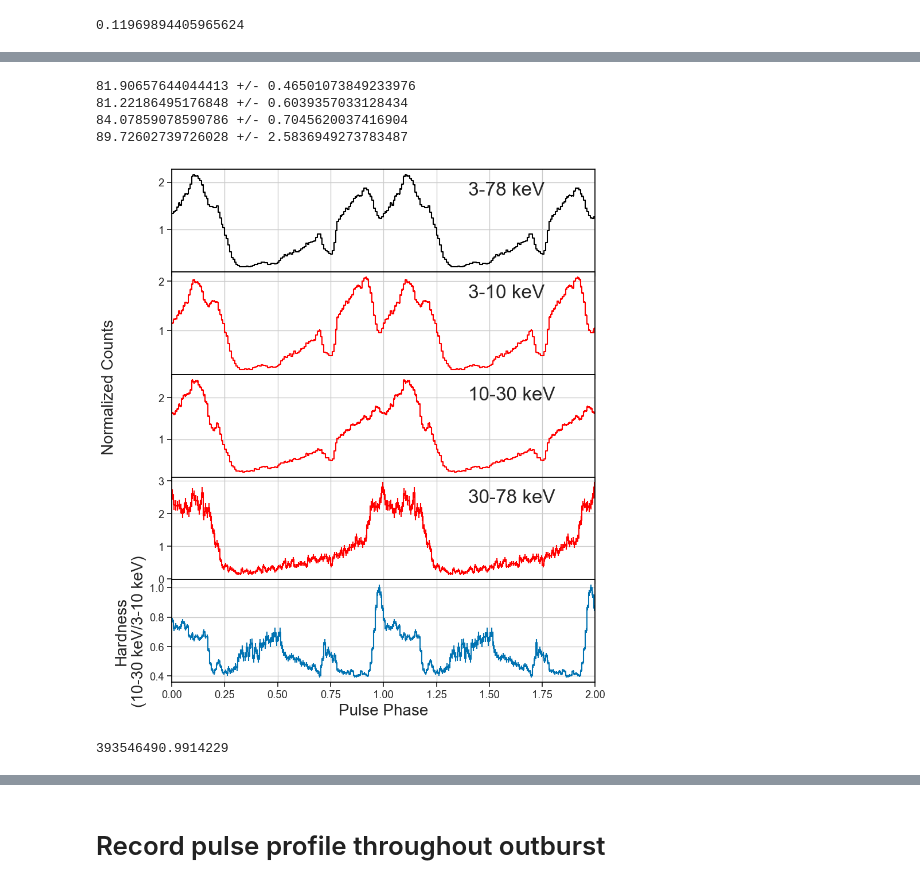
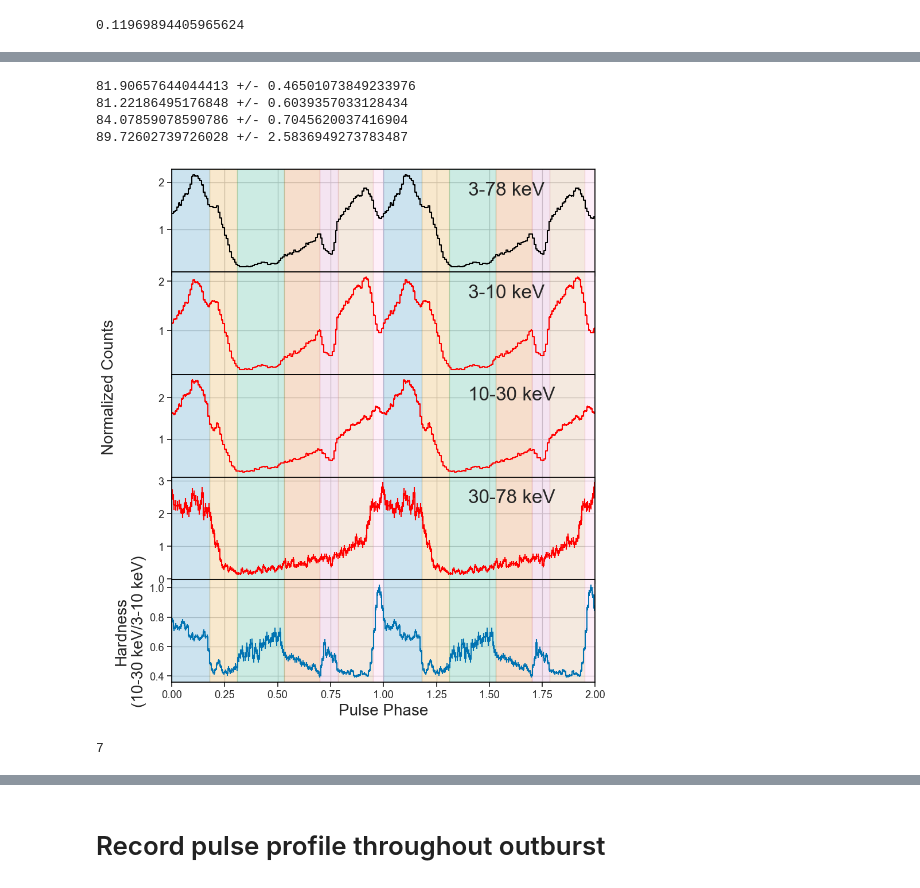
Before and after one commit to snpike/scripts, a Jupyter notebook: MAXI_J0655m013/NuSTAR_analysis.ipynb, the cells around one changed output, grey strips where cells are left out. Saved outputs shown, nothing was run; the diff lists cells and outputs as text; code cells hidden in the pictures.

```diff
--- a/MAXI_J0655m013/NuSTAR_analysis.ipynb
+++ b/MAXI_J0655m013/NuSTAR_analysis.ipynb
@@ -70,6 +71,8 @@ products_dir = root_dir + OBSID + '_products06/'
 pipeline_dir = root_dir + OBSID + '_pipe_out/'
 plot_dir = root_dir + 'figures/'
 chu_combos = ['12','23','13', '123', '1', '2']
+
+nu =  0.0008856113733277114
 # %% [markdown]
 # Light-curve
 # %%
@@ -176,3 +182,11 @@ chu2
 # %%
 events = extract_events(pipeline_dir + 'nu' + OBSID + 'A06_cl_bc_srcreg_3-78keV.evt', pipeline_dir + 'nu' + OBSID + 'B06_cl_bc_srcreg_3-78keV.evt')
 all_times = np.sort(np.concatenate([events[0].time, events[1].time]))
+half_times_1 = all_times[:int(len(all_times)/2)]
+half_times_2 = all_times[-int(len(all_times)/2):]
+# half_times_3 = all_times[-int(len(all_times)/3):]
+print(np.min(all_times))
+print(np.min(half_times_1))
+print(np.min(half_times_2))
+# print(np.min(half_times_3))
+print(np.mean(half_times_1)-np.mean(half_times_2))
@@ -372,0 +630,7 @@ print(str(popt[1]) + ' +\- ' + str(np.sqrt(np.diag(pcov))[1]))
+# %%
+nu_dot = (nu_2 - nu_1)/(np.mean(half_times_2) - np.mean(half_times_1))
+nu_dot_err = np.sqrt(np.square(nu_1_err) + np.square(nu_2_err))/(np.mean(half_times_2) - np.mean(half_times_1))
+print(str(nu_dot), ' +/- ', str(nu_dot_err))
+p_dot = (p_2 - p_1)/(np.mean(half_times_2) - np.mean(half_times_1))
+p_dot_err = np.sqrt(np.square(p_1_err) + np.square(p_2_err))/(np.mean(half_times_2) - np.mean(half_times_1))
+print(str(p_dot), ' +/- ', str(p_dot_err))
@@ -384,7 +651,7 @@ for i in range(len(energy_bins)):
     energy_mask_B = (events[1].pi >= eV_to_PI(1000*e[0])) * (events[1].pi < eV_to_PI(1000*e[1]))
     temp_times = np.sort(np.concatenate([events[0].time[energy_mask_A], events[1].time[energy_mask_B]]))
 
-    phase_bins, profile, profile_err = fold_events(temp_times, [popt[1]], nbin=128)
+    phase_bins, profile, profile_err = fold_events(temp_times, nu_tot, nu_dot, nbin=128, ref_time = np.min(all_times))
     axes[i].errorbar(np.concatenate([phase_bins, phase_bins+1]), np.concatenate([profile,profile])/np.mean(profile), yerr=np.concatenate([profile_err, profile_err])/np.mean(profile), fmt='', ls='', color=color)
     axes[i].step(np.concatenate([phase_bins, phase_bins+1]), np.concatenate([profile,profile])/np.mean(profile), where='mid', color=color)
     axes[i].text(0.7, 0.75, str(e[0]) + '-' + str(e[1]) + ' keV', transform=axes[i].transAxes, fontsize=24)
@@ -395,5 +662,5 @@ fig.text(0.0, 0.5, 'Normalized Counts', va='center', rotation='vertical', fontsi
 axes[-1].set_xlabel('Pulse Phase', fontsize=20)
 axes[-1].set_xlim(0.,2.)
 plt.tight_layout()
-plt.savefig(plot_dir + OBSID + '_pulseprofile_4harm_Esplit.pdf')
+# plt.savefig(plot_dir + OBSID + '_pulseprofile_4harm_Esplit.pdf')
 # %% [output]
@@ -416,48 +683,47 @@ for i in range(len(energy_bins)):
     energy_mask_B = (events[1].pi >= eV_to_PI(1000*e[0])) * (events[1].pi < eV_to_PI(1000*e[1]))
     temp_times = np.sort(np.concatenate([events[0].time[energy_mask_A], events[1].time[energy_mask_B]]))
 
-    phase_bins, profile, profile_err = fold_events(temp_times, [popt[1]], nbin=128)
+    phase_bins, profile, profile_err = fold_events(temp_times, 0.0008856113733277114, nbin=128)
     axes[i].errorbar(np.concatenate([phase_bins, phase_bins+1]), np.concatenate([profile,profile])/np.mean(profile), yerr=np.concatenate([profile_err, profile_err])/np.mean(profile), fmt='', ls='', color=color)
     axes[i].step(np.concatenate([phase_bins, phase_bins+1]), np.concatenate([profile,profile])/np.mean(profile), where='mid', color=color)
     axes[i].text(0.7, 0.75, str(e[0]) + '-' + str(e[1]) + ' keV', transform=axes[i].transAxes, fontsize=24)
 
     print(str(PF(profile)*100) + ' +/- ' + str(PF_err(profile, profile_err)*100))
 
 energy_mask_A_low = (events[0].pi >= eV_to_PI(1000*3.0)) * (events[0].pi < eV_to_PI(1000*10.0))
 energy_mask_B_low = (events[1].pi >= eV_to_PI(1000*3.0)) * (events[1].pi < eV_to_PI(1000*10.0))
 
 energy_mask_A_high = (events[0].pi >= eV_to_PI(1000*10.0)) * (events[0].pi < eV_to_PI(1000*30.0))
 energy_mask_B_high = (events[1].pi >= eV_to_PI(1000*10.0)) * (events[1].pi < eV_to_PI(1000*30.0))
 
 times_low = np.sort(np.concatenate([events[0].time[energy_mask_A_low], events[1].time[energy_mask_B_low]]))
 times_high = np.sort(np.concatenate([events[0].time[energy_mask_A_high], events[1].time[energy_mask_B_high]]))
 
-phase_bins_high, profile_high, profile_err_high = fold_events(times_high, [popt[1]], nbin=128)
-phase_bins_low, profile_low, profile_err_low = fold_events(times_low, [popt[1]], nbin=128)
+phase_bins_high, profile_high, profile_err_high = fold_events(times_high, 0.0008856113733277114, nbin=128)
+phase_bins_low, profile_low, profile_err_low = fold_events(times_low, 0.0008856113733277114, nbin=128)
 hardness_profile =  profile_high/profile_low
 hardness_profile_err =  hardness_profile*np.sqrt(np.square(profile_err_high/profile_high) + np.square(profile_err_low/profile_low))
 axes[-1].errorbar(np.concatenate([phase_bins_low, phase_bins_low+1]), np.concatenate([hardness_profile,hardness_profile]), \
                  yerr=np.concatenate([hardness_profile_err,hardness_profile_err]), fmt='', ls='', color='C0')
 axes[-1].step(np.concatenate([phase_bins_low, phase_bins_low+1]), np.concatenate([hardness_profile,hardness_profile]), where='mid', color='C0')
 
 
 fig.text(0.0, 0.6, 'Normalized Counts', va='center', rotation='vertical', fontsize=20)
 axes[-1].set_xlabel('Pulse Phase', fontsize=20)
 axes[-1].set_ylabel('Hardness\n(10-30 keV/3-10 keV)', fontsize=20)
 axes[-1].set_xlim(0.,2.)
+phase_bin_edges = [0.0,0.18,0.31,0.53,0.7,0.785, 0.95, 1.0]
+for ax in axes:
+    for i in range(len(phase_bin_edges)-1):
+        ax.axvspan(phase_bin_edges[i],phase_bin_edges[i+1], alpha=0.2, color='C' + str(i))
+        ax.axvspan(phase_bin_edges[i]+1.0,phase_bin_edges[i+1]+1.0, alpha=0.2, color='C' + str(i))
 plt.tight_layout()
-plt.savefig(plot_dir + OBSID + '_pulseprofile_4harm_Esplit_hardness.pdf')
+# plt.savefig(plot_dir + OBSID + '_pulseprofile_4harm_Esplit_hardness.pdf')
+
+phase_bin_edges = [0.0,0.18,0.31,0.53,0.7,0.785, 0.95, 1.0]
 # %% [output]
 81.90657644044413 +/- 0.46501073849233976
 81.22186495176848 +/- 0.6039357033128434
 84.07859078590786 +/- 0.7045620037416904
 89.72602739726028 +/- 2.5836949273783487
-[figure, old version]
+[figure, new version]
-# %%
-pulse_off = np.array(list(zip(np.min(all_times)+np.array([(i+0.25)/popt[1] for i in range(100)]),np.min(all_times)+np.array([(i+0.75)/popt[1] for i in range(100)]))))
-pulse_on = np.array(list(zip(np.min(all_times)+np.array([(i-0.25)/popt[1] for i in range(100)]),np.min(all_times)+np.array([(i+0.25)/popt[1] for i in range(100)]))))
-pulse_on_crossed = sting_gti.cross_two_gtis(pulse_on, events[1].gti)
-pulse_off_crossed = sting_gti.cross_two_gtis(pulse_off, events[1].gti)
-print(np.min(all_times))
-# %% [output]
-393546490.9914229
@@ -466,0 +730,11 @@ ascii.write(pulse_off_crossed, pipeline_dir + 'pulse_off_gti.txt', delimiter= ',
+# %%
+n_pulses = int(np.ceil((np.max(all_times)-np.min(all_times))*nu))
+# print(n_pulses)
+pulse_gtis = []
+for i in range(len(phase_bin_edges)-1):
+    gti_starts = np.min(all_times)+np.array([(j + phase_bin_edges[i])/nu for j in range(n_pulses)])
+    gti_stops = np.min(all_times)+np.array([(j + phase_bin_edges[i+1])/nu for j in range(n_pulses)])
+    pulse_gtis.append(np.array([gti_starts, gti_stops]).T)
+print(len(pulse_gtis))
+# %% [output]
+7
```
Also changed, not shown: parts of 19 cells of this notebook, 15 other files.
